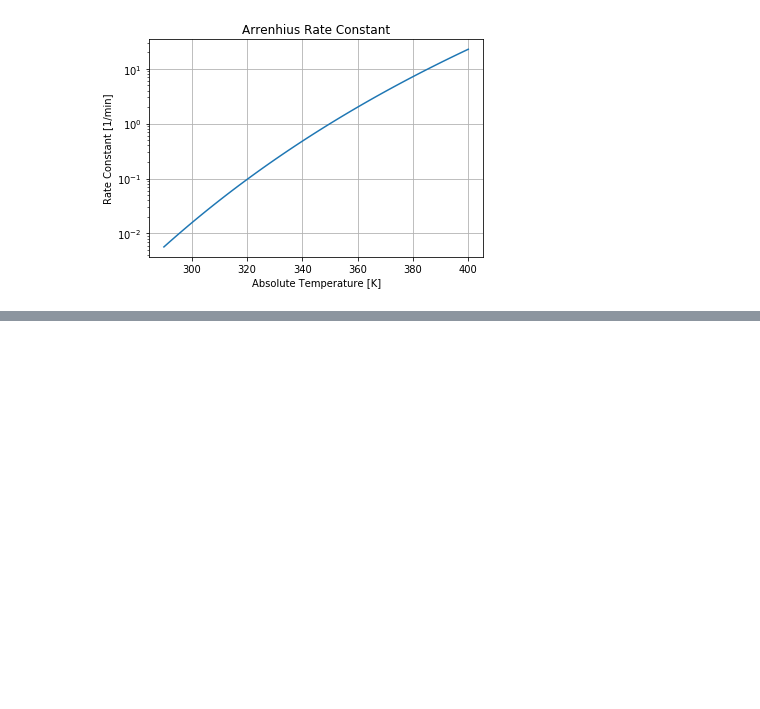
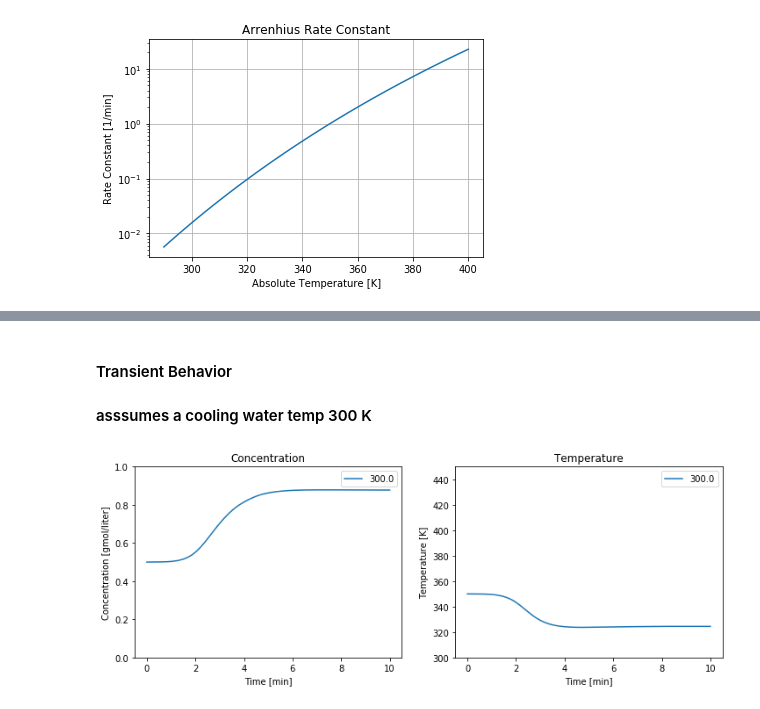
Before and after one commit to chaiwat47/CP3-Chaiwat-Klaewwigkij, a Jupyter notebook: Chemical_process_control/ProcessModelling/Exothermic_Continuous_Stirred_Tank_Reactor.ipynb, the cells around one changed output, grey strips where cells are left out. Saved outputs shown, nothing was run; the diff lists cells and outputs as text; code cells hidden in the pictures; blank space fills up the shorter version.

Commit message:
Exothermic_reactor

```diff
--- a/Chemical_process_control/ProcessModelling/Exothermic_Continuous_Stirred_Tank_Reactor.ipynb
+++ b/Chemical_process_control/ProcessModelling/Exothermic_Continuous_Stirred_Tank_Reactor.ipynb
@@ -39,0 +40,3 @@ plt.grid(); # hold grid
+# %% [markdown]
+#### Transient Behavior
+#### asssumes a cooling water temp 300 K
@@ -39,0 +62,37 @@ plt.grid(); # hold grid
+# %%
+# derivative equation
+def deriv(t, y):
+    cA, T = y
+    dcAdt = (q/V)*(cAi-cA)-k(T)*cA
+    dTdt = (q/V)*(Ti-T)+(-dH*k(T)*cA/(rho*Cp))+UA/(V*rho*Cp)*(Tc-T)
+    return [dcAdt, dTdt]
+# %%
+#simulation
+IC = [cA0, T0]
+t_initial = 0.0
+t_final = 10.0
+t = np.linspace(t_initial, t_final, 2000)
+soln = solve_ivp(deriv, [t_initial, t_final], IC, t_eval=t)
+# %%
+#visualization plots concentration and temperature on given axes
+def plot_Exothermic_reactor(ax, t, y):
+    # Concentration graph
+    ax[0].plot(t, y[0], label=str(Tc))
+    ax[0].set_xlabel('Time [min]')
+    ax[0].set_ylabel('Concentration [gmol/liter]')
+    ax[0].set_title('Concentration')
+    ax[0].set_ylim(0, 1) # range
+    ax[0].legend()
+    # Temp graph
+    ax[1].plot(t, y[1], label=str(Tc))
+    ax[1].set_xlabel('Time [min]')
+    ax[1].set_ylabel('Temperature [K]');
+    ax[1].set_title('Temperature')
+    ax[1].set_ylim(300, 450)
+    ax[1].legend()
+# %%
+# main run program
+fig, ax = plt.subplots(1, 2, figsize=(12,4))
+plot_Exothermic_reactor(ax, soln.t, soln.y)
+# %% [output]
+[figure, added]
```
Also changed, not shown: parts of 13 cells of this notebook.
